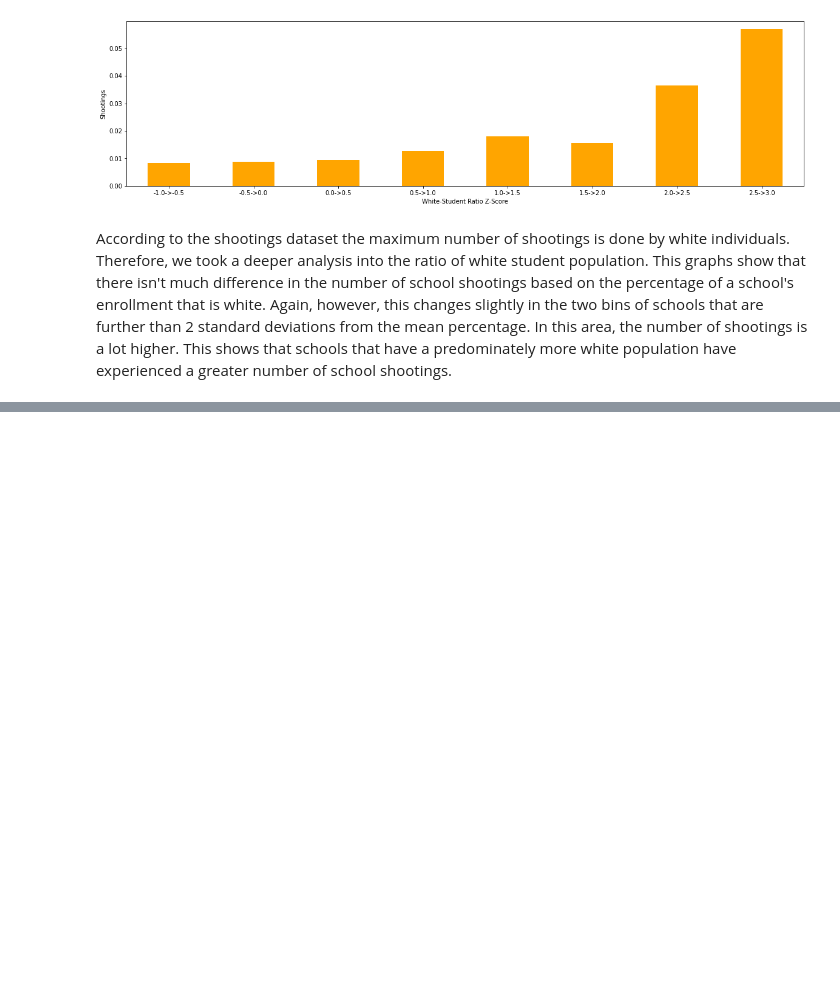
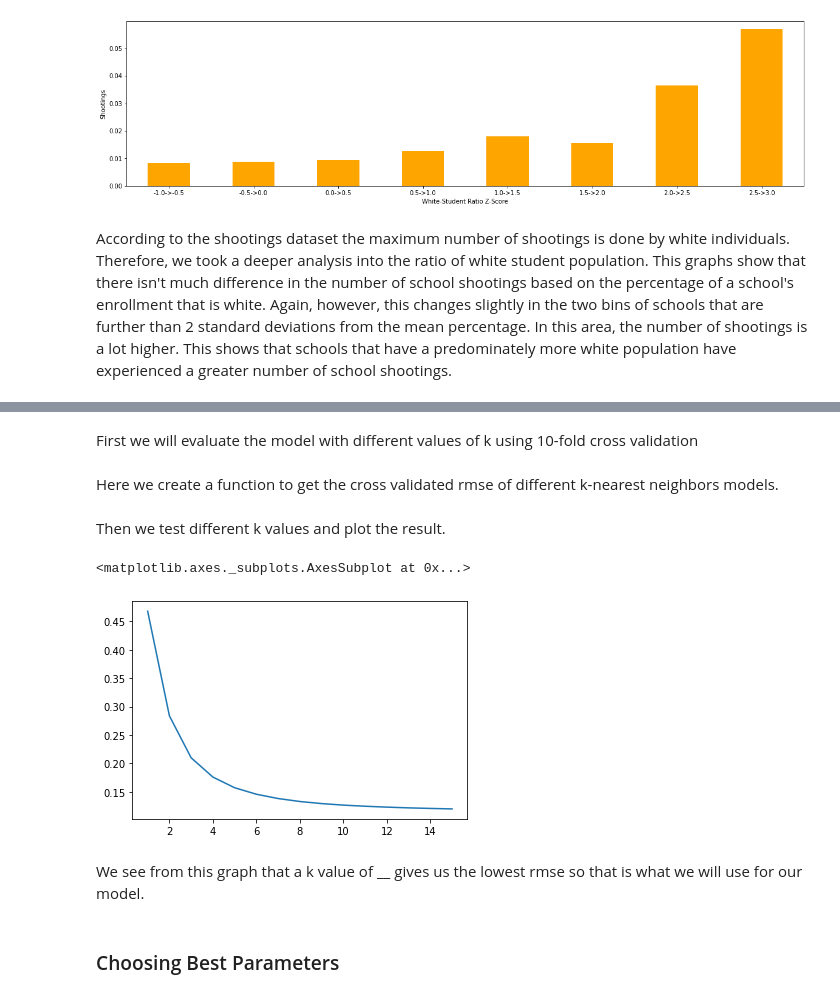
Before and after one commit to KaylaFortson/KaylaFortson.github.io, a Jupyter notebook: notebooks/Final_Tutorial.ipynb, the cells around one changed output, grey strips where cells are left out. Saved outputs shown, nothing was run; the diff lists cells and outputs as text; code cells hidden in the pictures; blank space fills up the shorter version.

```diff
--- a/notebooks/Final_Tutorial.ipynb
+++ b/notebooks/Final_Tutorial.ipynb
@@ -482,0 +496,38 @@ By analyzing this data efficiently we can better understand the demographics and
+# %% [markdown]
+First we will evaluate the model with different values of k using 10-fold cross validation
+# %%
+# list the variables we will use for the model
+features = ['district_name','city', 'state', 'enrollment', 'white', 'black',
+            'hispanic', 'asian', 'staffing', 'lunch', 'shooting']
+# load the data and drop rows that we cant use
+model_df = all_schools[features].dropna()
+
+# separate the sets of data
+x_dict = model_df[features[:-1]].to_dict(orient='records')
+y = model_df['shooting']
+# %% [markdown]
+Here we create a function to get the cross validated rmse of different k-nearest neighbors models.
+# %%
+def get_cv_error(k):
+  vec = DictVectorizer(sparse=False)
+  scaler = StandardScaler()
+  model = KNeighborsRegressor(n_neighbors=k)
+  pipeline = Pipeline([("vectorizer", vec), ("scaler", scaler), ("fit", model)])
+  rmse = np.sqrt(np.mean(-cross_val_score(pipeline, x_dict, y, cv=10, scoring="neg_mean_squared_error")))
+
+  return rmse
+# %% [markdown]
+Then we test different k values and plot the result.
+# %%
+ks = pd.Series(range(1, 16))
+ks.index = range(1, 16)
+test_errs = ks.apply(get_cv_error)
+
+test_errs.plot.line()
+# %% [output]
+<matplotlib.axes._subplots.AxesSubplot at 0x...>
+[figure, added]
+# %% [markdown]
+We see from this graph that a k value of __ gives us the lowest rmse so that is what we will use for our model.
+# %% [markdown]
+### Choosing Best Parameters
```
Also changed, not shown: parts of 15 cells of this notebook, 1 other file.
